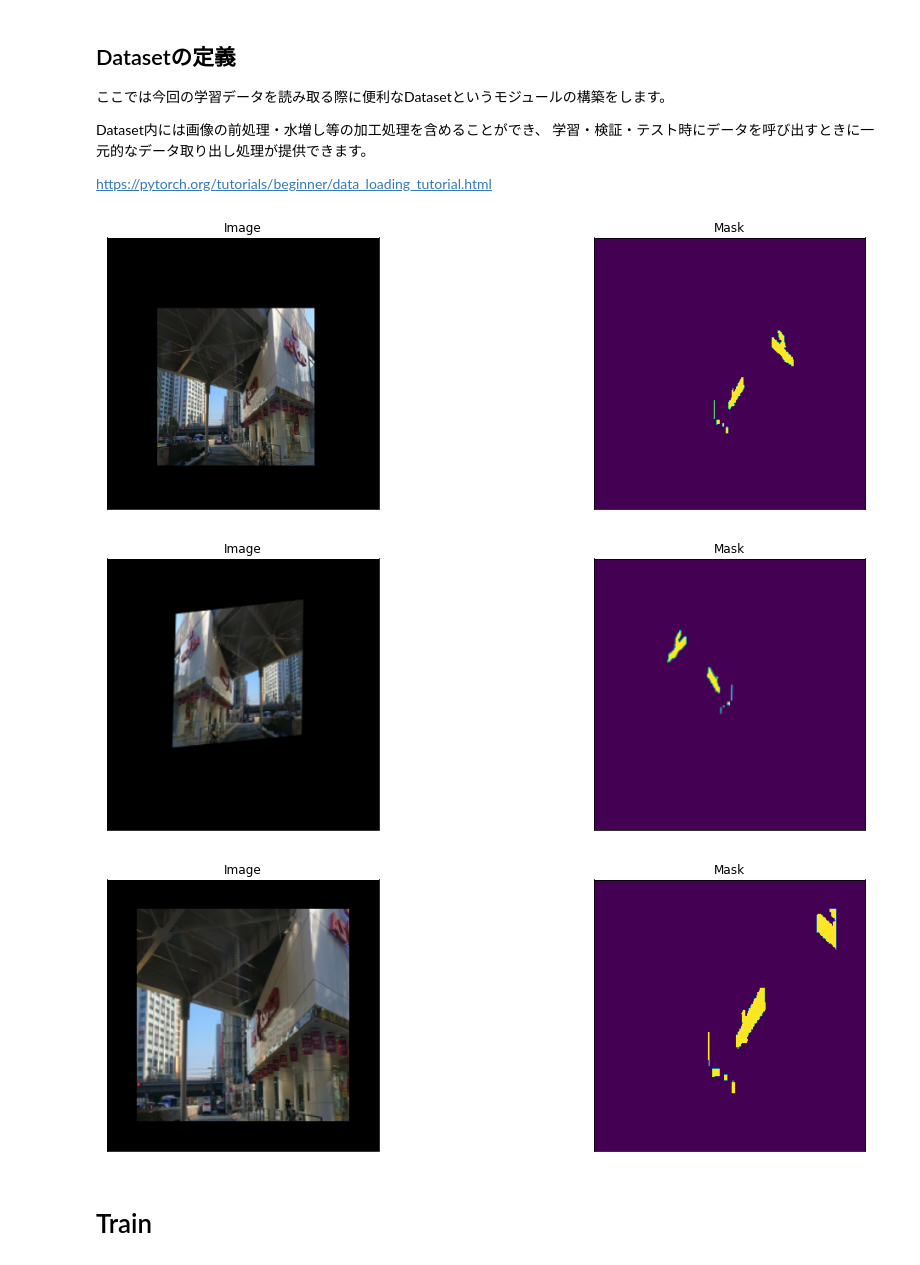
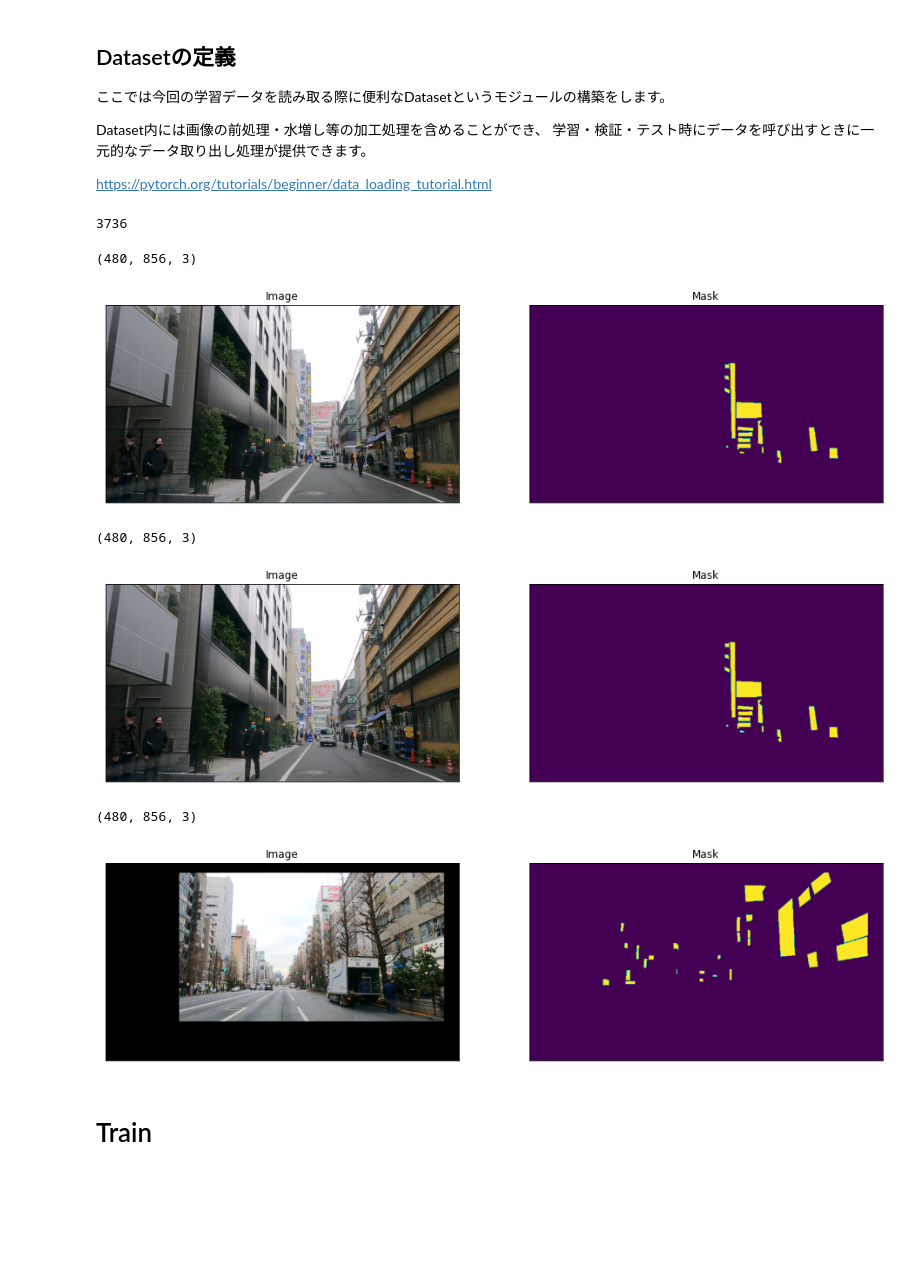
Before and after one commit to ursci/billboard-segmentation-model, a Jupyter notebook: notebooks/poc_train.ipynb, the cells around one changed output. Cells and saved outputs as stored; diff of their text form; code cells hidden in the pictures; blank space fills up the shorter version.

```diff
--- a/notebooks/poc_train.ipynb
+++ b/notebooks/poc_train.ipynb
@@ -47,3 +51,6 @@ val_anno_list = natsorted(glob.glob(DATA_DIR+"/valid/anno/*"))
 # %% [markdown]
 # 初回のみ実行する画像の２値化処理
+# %%
+# 初回フラグ
+FIRST_TIME = False
 # %%
@@ -160,16 +168,18 @@ import albumentations as albu
 
 def get_training_augmentation():
     train_transform = [
-        albu.Resize(854, 480, p=1),
+        albu.Resize(480, 856, p=1),
         albu.HorizontalFlip(p=0.5),
+        #albu.Downscale(scale_max=0.5),
 
-        albu.ShiftScaleRotate(scale_limit=0.5, rotate_limit=0, shift_limit=0.1, p=1, border_mode=0),
+        albu.ShiftScaleRotate(scale_limit=0.5, rotate_limit=0.5, shift_limit=0.1, p=1, border_mode=0),
 
         albu.PadIfNeeded(min_height=320, min_width=320, always_apply=True, border_mode=0),
         #albu.RandomCrop(height=320, width=320, always_apply=True),
 
-        albu.IAAAdditiveGaussianNoise(p=0.1),
+        #albu.IAAAdditiveGaussianNoise(p=0.1),
         albu.IAAPerspective(p=0.2),
+        albu.RandomContrast(p=1),
 
 #         albu.OneOf(
 #             [
@@ -203,8 +213,8 @@ def get_training_augmentation():
 def get_validation_augmentation():
     """Add paddings to make image shape divisible by 32"""
     test_transform = [
-        albu.Resize(854, 480, p=1),
-        albu.PadIfNeeded(384, 480)
+        albu.Resize(480, 856, p=1),
+        albu.PadIfNeeded(480, 384)
     ]
     return albu.Compose(test_transform)
 
@@ -229,22 +239,44 @@ def get_preprocessing(preprocessing_fn):
         albu.Lambda(image=to_tensor, mask=to_tensor),
     ]
     return albu.Compose(_transform)
+# %%
+len(train_img_list)
+# %% [output]
+3736
+# %%
+augmented_dataset = Dataset(
+    val_img_list,
+    val_anno_list,
+    augmentation=get_validation_augmentation(),
+    classes=['billboard'],
+)
+
+# same image with different random transforms
+for i in range(2):
+    image, mask = augmented_dataset[2]
+    print(image.shape)
+    visualize(image=image, mask=mask.squeeze(-1))
+# %% [output]
+(480, 856, 3)
+[figure, added]
+(480, 856, 3)
+[figure, added]
 # %%
 augmented_dataset = Dataset(
     train_img_list,
     train_anno_list,
     augmentation=get_training_augmentation(),
     classes=['billboard'],
 )
 
 # same image with different random transforms
-for i in range(3):
-    image, mask = augmented_dataset[8]
+for i in range(1):
+    image, mask = augmented_dataset[2]
+    print(image.shape)
     visualize(image=image, mask=mask.squeeze(-1))
 # %% [output]
+(480, 856, 3)
-[figure, old version]
+[figure, new version]
-[figure, removed]
-[figure, removed]
 # %% [markdown]
 # Train
 # %%
```
Also changed, not shown: parts of 6 cells of this notebook, 2 other files.
